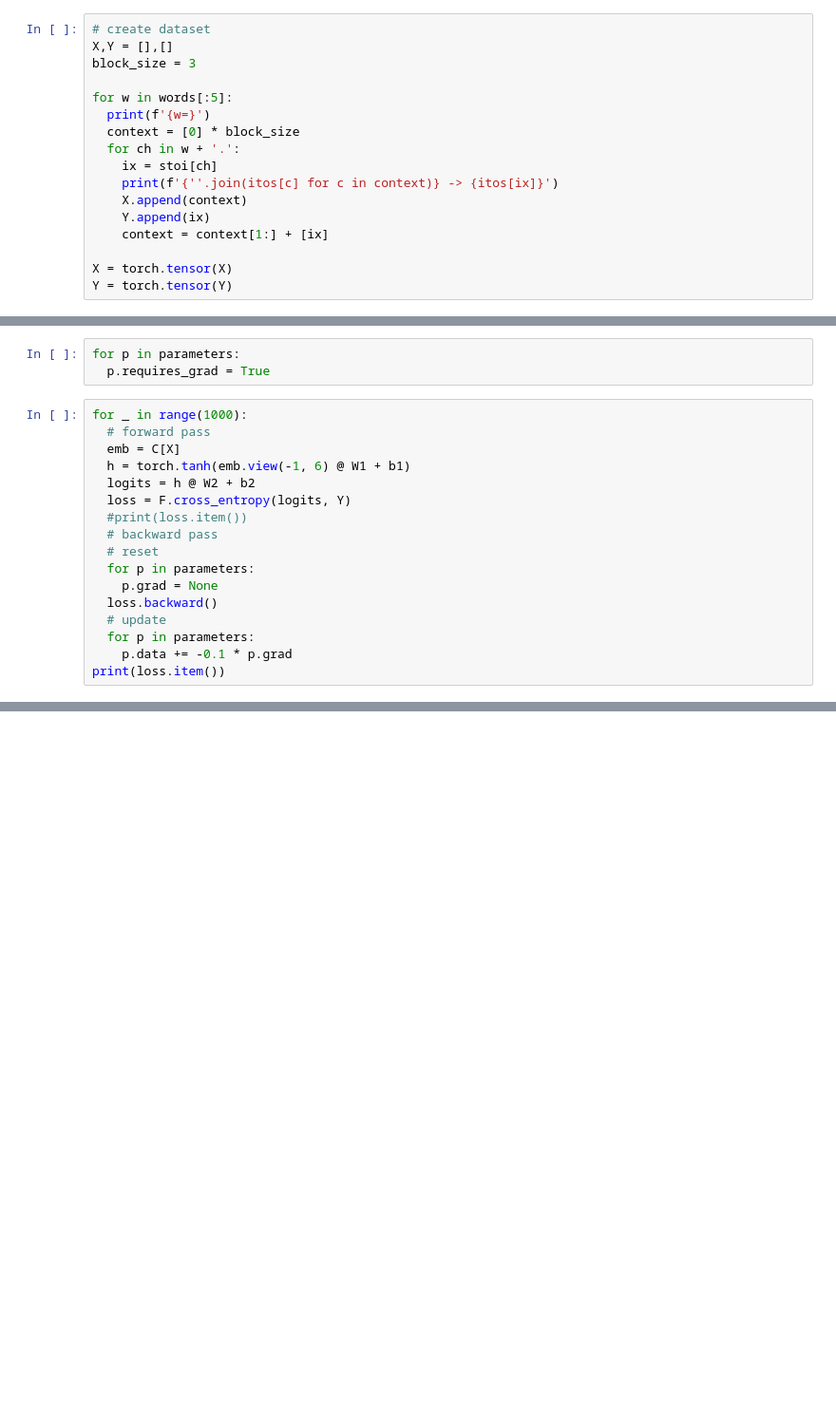
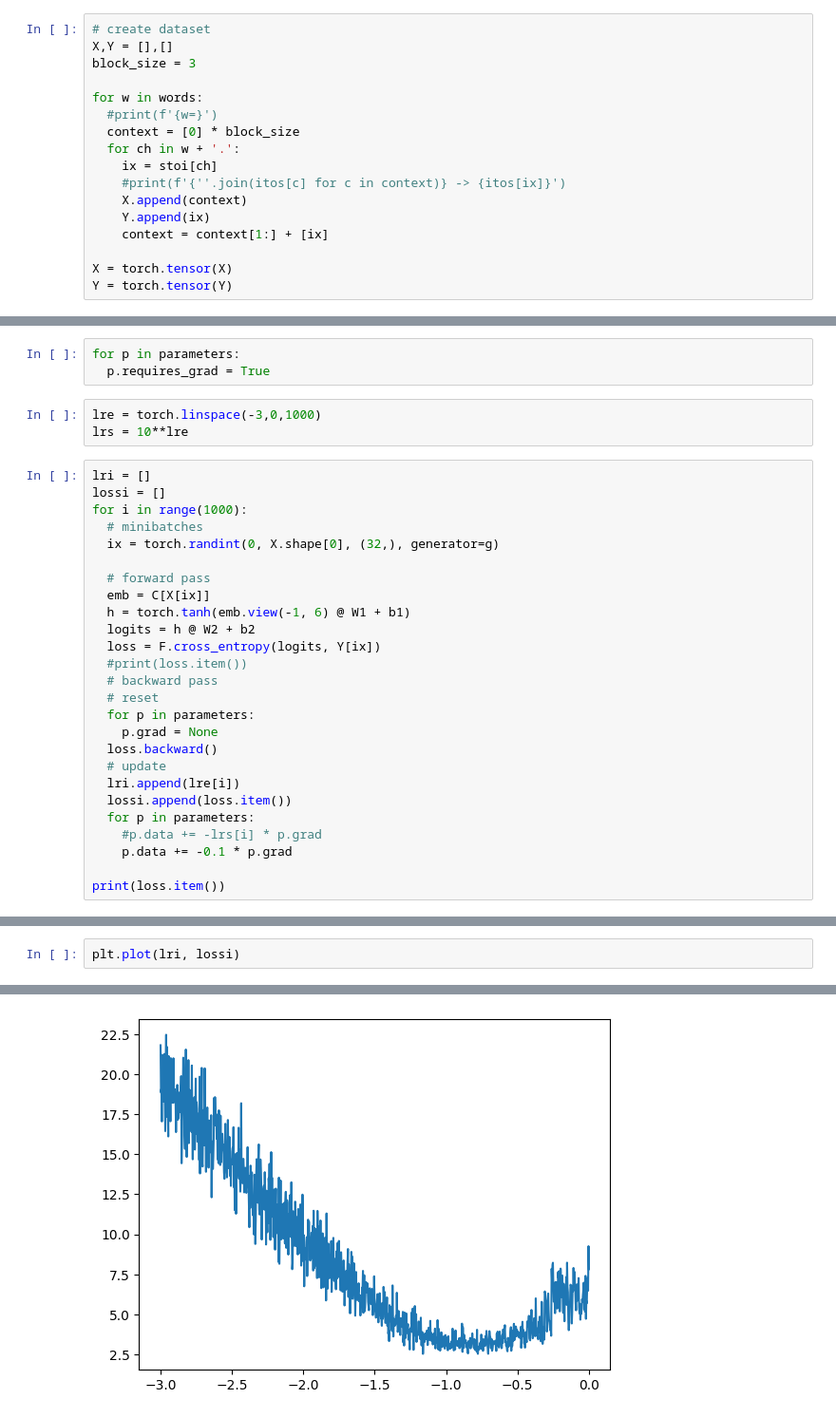
Before and after one commit to odjhey/nn-zero-to-hero-follow-along, a Jupyter notebook: notebooks/mlp.ipynb, the cells around one changed output, grey strips where cells are left out. Shown at 95% size. Saved outputs shown, nothing was run; the diff lists cells and outputs as text; blank space fills up the shorter version.

```diff
--- a/notebooks/mlp.ipynb
+++ b/notebooks/mlp.ipynb
@@ -30,12 +30,12 @@ print(chars_len, itos)
 X,Y = [],[]
 block_size = 3
 
-for w in words[:5]:
-  print(f'{w=}')
+for w in words:
+  #print(f'{w=}')
   context = [0] * block_size
   for ch in w + '.':
     ix = stoi[ch]
-    print(f'{''.join(itos[c] for c in context)} -> {itos[ix]}')
+    #print(f'{''.join(itos[c] for c in context)} -> {itos[ix]}')
     X.append(context)
     Y.append(ix)
     context = context[1:] + [ix]
@@ -161,13 +143,21 @@ sum(p.nelement() for p in parameters)
 # %%
 for p in parameters:
   p.requires_grad = True
+# %%
+lre = torch.linspace(-3,0,1000)
+lrs = 10**lre
 # %%
-for _ in range(1000):
+lri = []
+lossi = []
+for i in range(1000):
+  # minibatches
+  ix = torch.randint(0, X.shape[0], (32,), generator=g)
+
   # forward pass
-  emb = C[X]
+  emb = C[X[ix]]
   h = torch.tanh(emb.view(-1, 6) @ W1 + b1)
   logits = h @ W2 + b2
-  loss = F.cross_entropy(logits, Y)
+  loss = F.cross_entropy(logits, Y[ix])
   #print(loss.item())
   # backward pass
   # reset
@@ -175,7 +165,11 @@ for _ in range(1000):
     p.grad = None
   loss.backward()
   # update
+  lri.append(lre[i])
+  lossi.append(loss.item())
   for p in parameters:
+    #p.data += -lrs[i] * p.grad
     p.data += -0.1 * p.grad
+
 print(loss.item())
 # %% [output]
@@ -202,0 +177,3 @@ indices=tensor([19, 13, 13,  1,  0, 19, 12,  9, 22,  9,  1,  0, 19, 22,  1,  0,
+# %%
+plt.plot(lri, lossi)
+# %% [output]
@@ -202,0 +181 @@ indices=tensor([19, 13, 13,  1,  0, 19, 12,  9, 22,  9,  1,  0, 19, 22,  1,  0,
+[figure, added]
```
Also changed, not shown: parts of 8 cells of this notebook, 1 other file.
